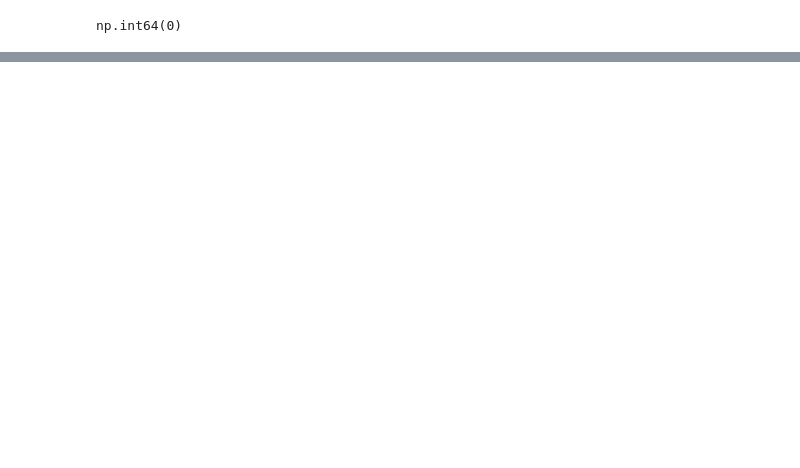
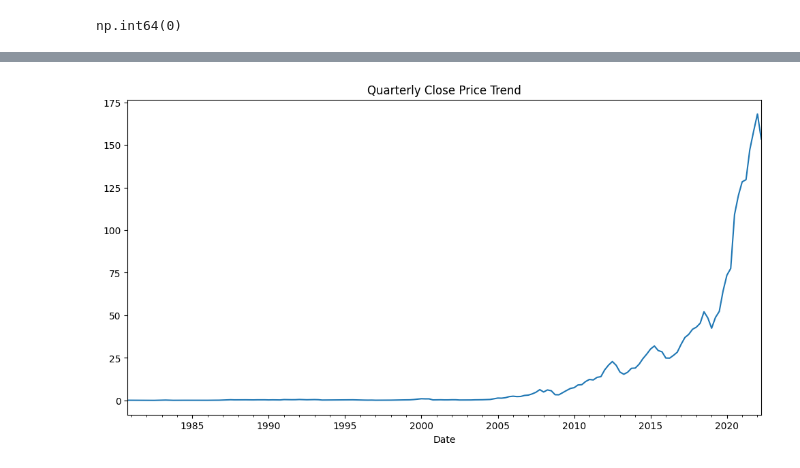
Before and after one commit to seeraseshasai-collab/apple-stock-analysis, a Jupyter notebook: notebooks/01_EDA_saradhi.ipynb, the cells around one changed output, grey strips where cells are left out. Cells and saved outputs as stored; diff of their text form; code cells hidden in the pictures; blank space fills up the shorter version.

```diff
--- a/notebooks/01_EDA_saradhi.ipynb
+++ b/notebooks/01_EDA_saradhi.ipynb
@@ -97,0 +88,5 @@ plt.show()
+# %%
+quarterly['Close'].plot(figsize=(12,6), title="Quarterly Close Price Trend")
+plt.show()
+# %% [output]
+[figure, added]
```
Also changed, not shown: parts of 18 cells of this notebook.
